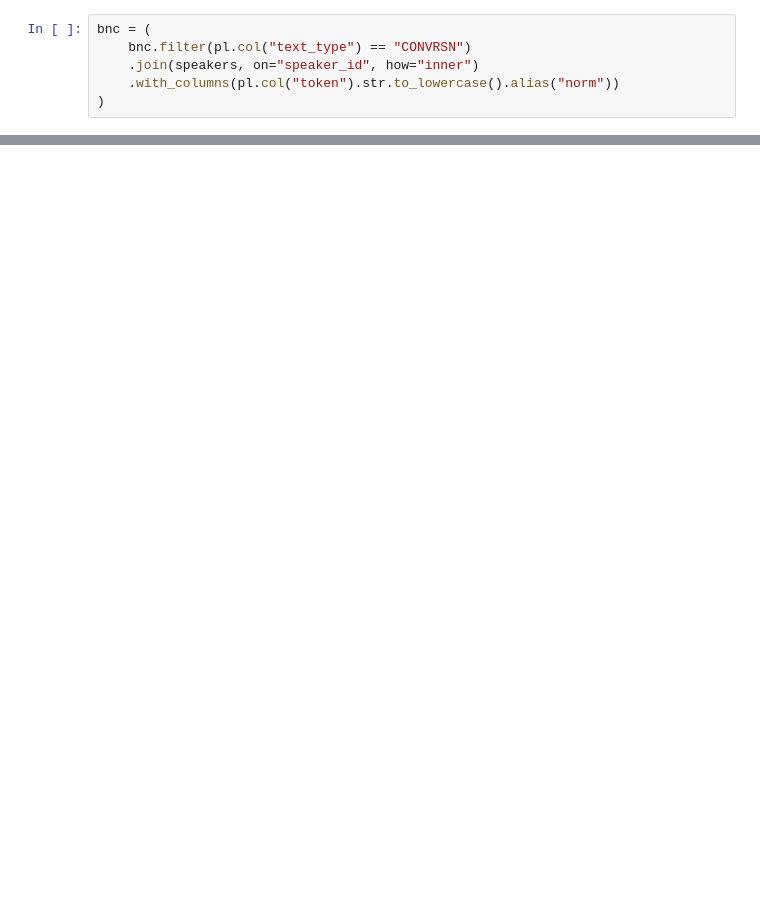
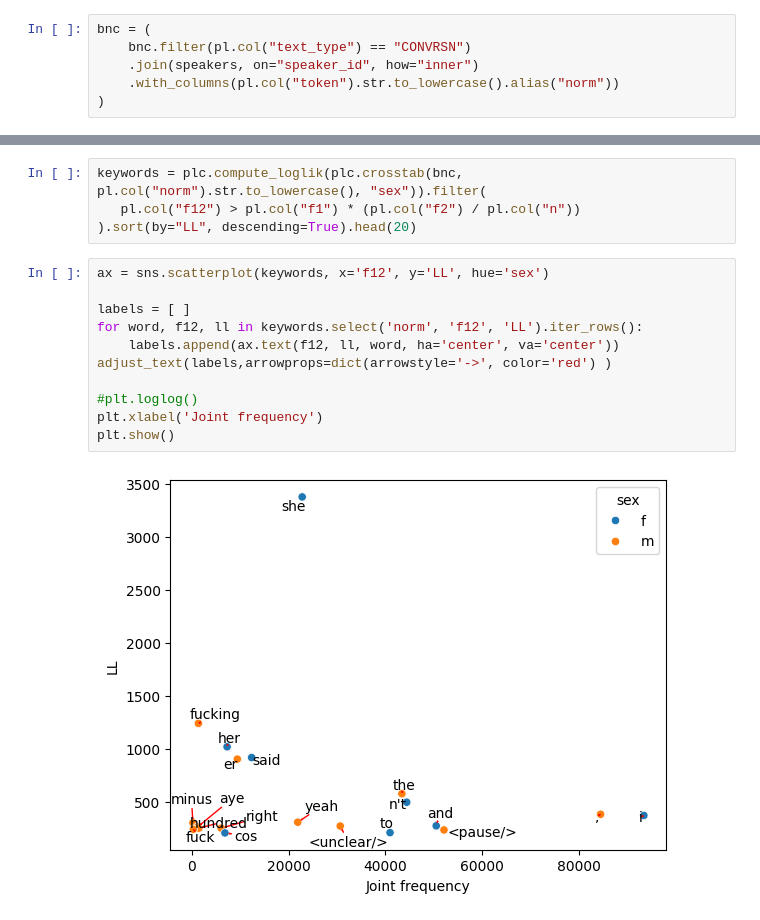
Before and after one commit to rmalouf/polars_corpus, a Jupyter notebook: examples/keywords.ipynb, the cells around one changed output, grey strips where cells are left out. Saved outputs shown, nothing was run; the diff lists cells and outputs as text; blank space fills up the shorter version.

```diff
--- a/examples/keywords.ipynb
+++ b/examples/keywords.ipynb
@@ -229,0 +108,17 @@ shape: (2, 2)
+# %%
+keywords = plc.compute_loglik(plc.crosstab(bnc, pl.col("norm").str.to_lowercase(), "sex")).filter(
+   pl.col("f12") > pl.col("f1") * (pl.col("f2") / pl.col("n"))
+).sort(by="LL", descending=True).head(20)
+# %%
+ax = sns.scatterplot(keywords, x='f12', y='LL', hue='sex')
+
+labels = [ ]
+for word, f12, ll in keywords.select('norm', 'f12', 'LL').iter_rows():
+    labels.append(ax.text(f12, ll, word, ha='center', va='center'))
+adjust_text(labels,arrowprops=dict(arrowstyle='->', color='red') )
+
+#plt.loglog()
+plt.xlabel('Joint frequency')
+plt.show()
+# %% [output]
+[figure, added]
```
Also changed, not shown: parts of 21 cells of this notebook, 6 other files.
